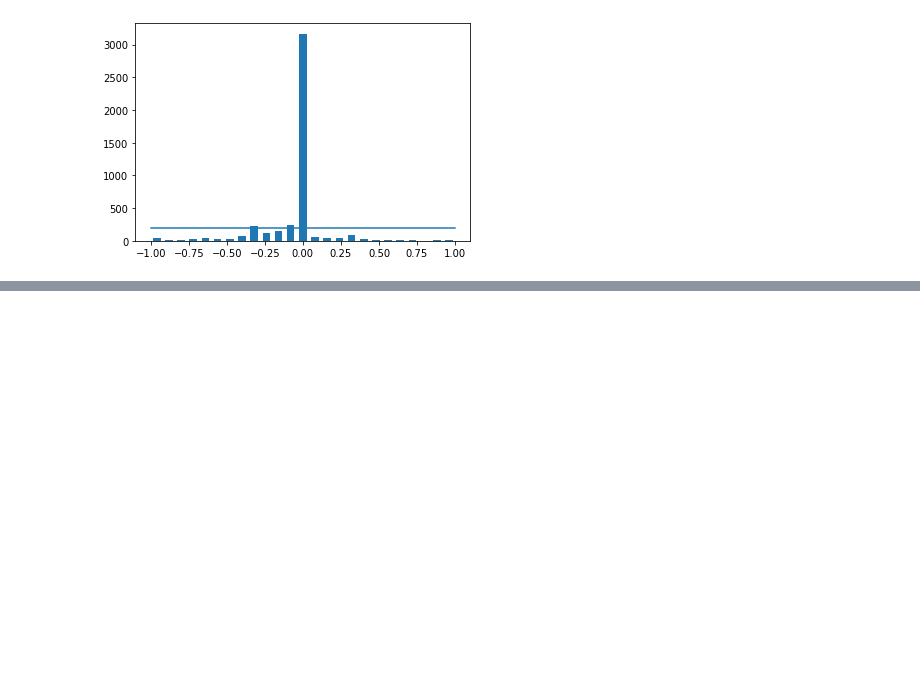
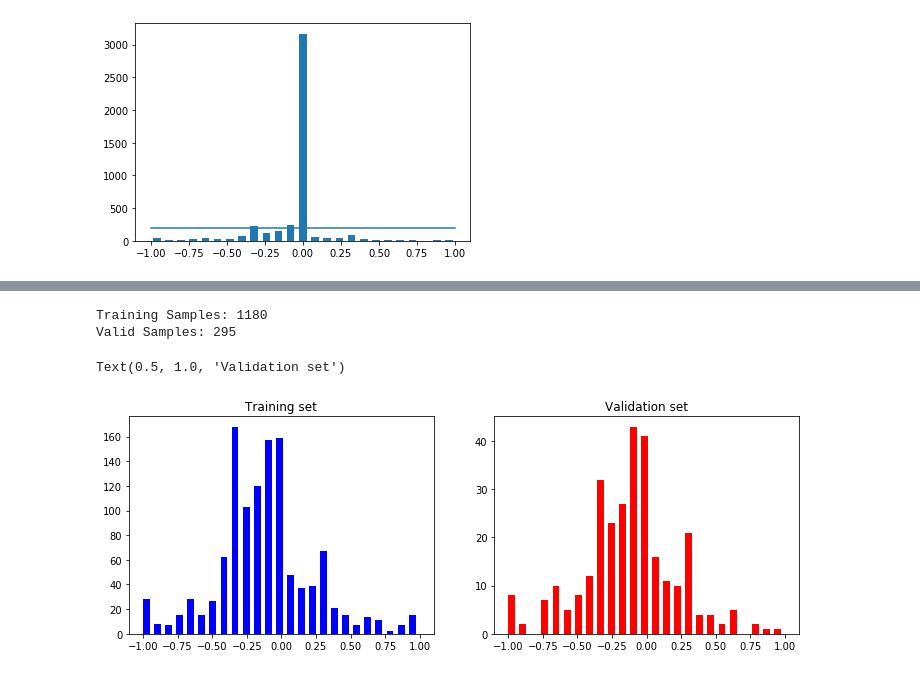
Before and after one commit to oasysokubo/DeepDrive, a Jupyter notebook: deployment/Behavioral_Cloning.ipynb, the cells around one changed output, grey strips where cells are left out. Drawn from its saved outputs; the diff is of its cells as text; code cells hidden in the pictures; blank space fills up the shorter version.

```diff
--- a/deployment/Behavioral_Cloning.ipynb
+++ b/deployment/Behavioral_Cloning.ipynb
@@ -124 +126,18 @@ remaining 1475
 [figure]
+# %%
+# Load images as training data and their corresponding steering angles as labels
+print(data.iloc[1])
+def load_img_steering(datadir, df):
+  image_path = []
+  steering = []
+  for i in range(len(data)): # Iterate through all available instances
+    indexed_data = data.iloc[i]
+    center, left, right = indexed_data[0], indexed_data[1], indexed_data[2]
+    image_path.append(os.path.join(datadir, center.strip())) # Append the main path, allows access and reference all images that were cloned from the repository
+    steering.append(float(indexed_data[3]))
+  image_path = np.asarray(image_path)
+  steering = np.asarray(steering)
+  return image_path, steering
+
+image_path, steering = load_img_steering(datadir + '/IMG', data)
+print(image_path)
@@ -124,0 +159,17 @@ remaining 1475
+# %%
+# Define training and testing data
+X_train, X_valid, y_train, y_valid = train_test_split(image_path, steering, test_size=0.2, random_state=6)
+print('Training Samples: {}\nValid Samples: {}'.format(len(X_train), len(X_valid)))
+# %% [output]
+Training Samples: 1180
+Valid Samples: 295
+# %%
+# Validate the quality of our datasets
+fig, axes = plt.subplots(1, 2, figsize=(12, 4))
+axes[0].hist(y_train, bins=num_bins, width=0.05, color='blue')
+axes[0].set_title('Training set')
+axes[1].hist(y_valid, bins=num_bins, width=0.05, color='red')
+axes[1].set_title('Validation set')
+# %% [output]
+Text(0.5, 1.0, 'Validation set')
+[figure, added]
```
Also changed, not shown: parts of 5 cells of this notebook.
